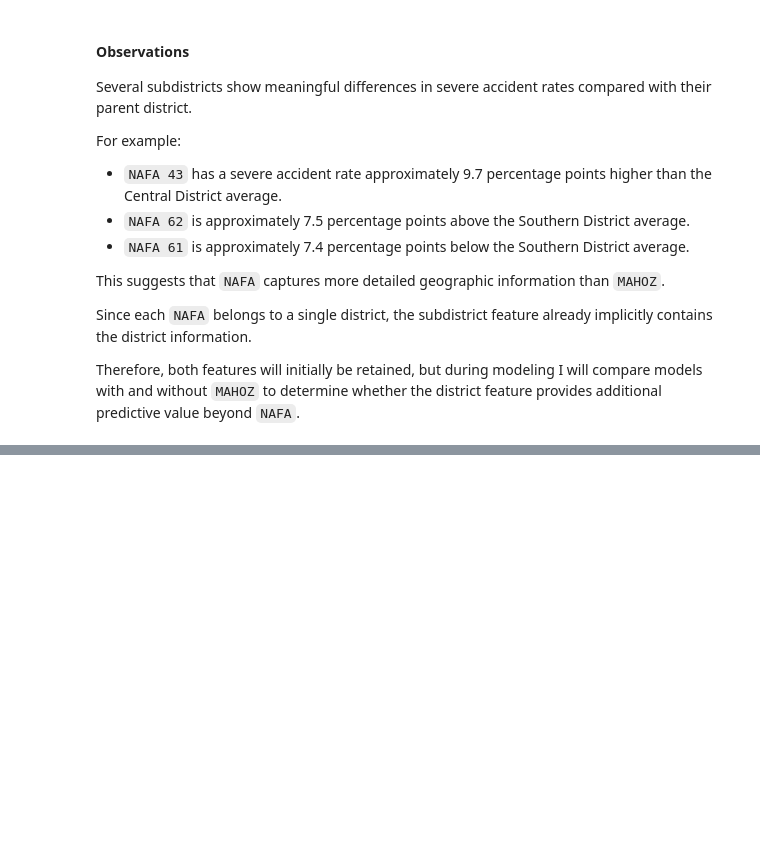
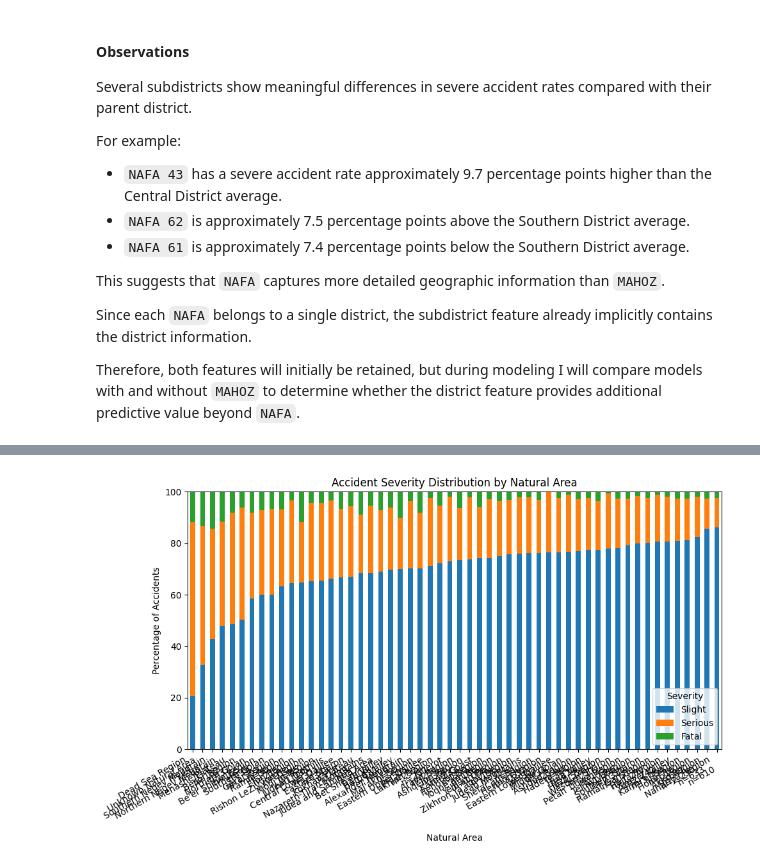
Before and after one commit to DavidCo1/israel-road-accident-severity-ml, a Jupyter notebook: notebooks/01_eda.ipynb, the cells around one changed output, grey strips where cells are left out. Saved outputs shown, nothing was run; the diff lists cells and outputs as text; code cells hidden in the pictures; blank space fills up the shorter version.

```diff
--- a/notebooks/01_eda.ipynb
+++ b/notebooks/01_eda.ipynb
@@ -2609,0 +2746,8 @@ Therefore, both features will initially be retained, but during modeling I will
+# %%
+plot_severity_by_feature(
+    train_df,
+    "EZOR_TIVI",
+    "Natural Area"
+)
+# %% [output]
+[figure, added]
```
Also changed, not shown: parts of 34 cells of this notebook.
